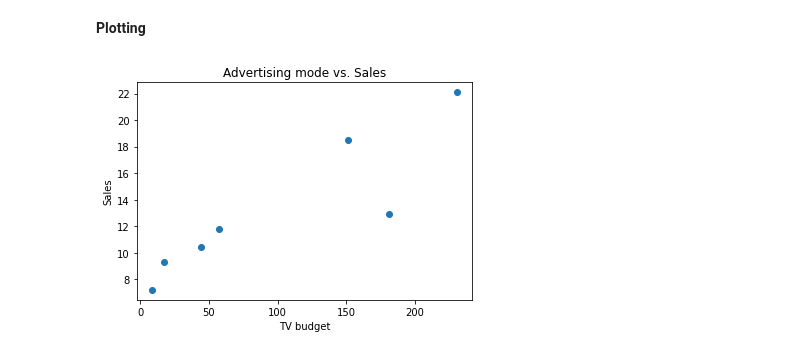
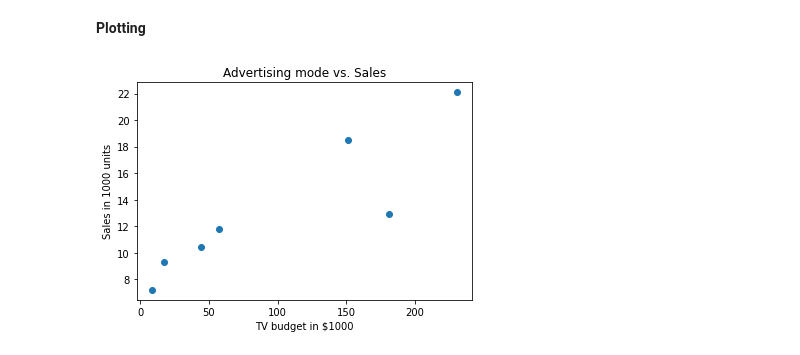
Before and after one commit to gspandhana/MachineLearning, a Jupyter notebook: project1.ipynb, the cells around one changed output. Drawn from its saved outputs; the diff is of its cells as text; code cells hidden in the pictures.

```diff
--- a/project1.ipynb
+++ b/project1.ipynb
@@ -51,8 +51,8 @@ print(df_new)
 **Plotting**
 # %%
 plt.scatter(x = df_new["TV"], y = df_new["sales"])
-plt.xlabel ("TV budget")
-plt.ylabel ("Sales")
+plt.xlabel ("TV budget in $1000")
+plt.ylabel ("Sales in 1000 units")
 plt.title("Advertising mode vs. Sales");
 # %% [output]
-[figure, old version]
+[figure, new version]
```
Also changed, not shown: parts of 5 cells of this notebook.
